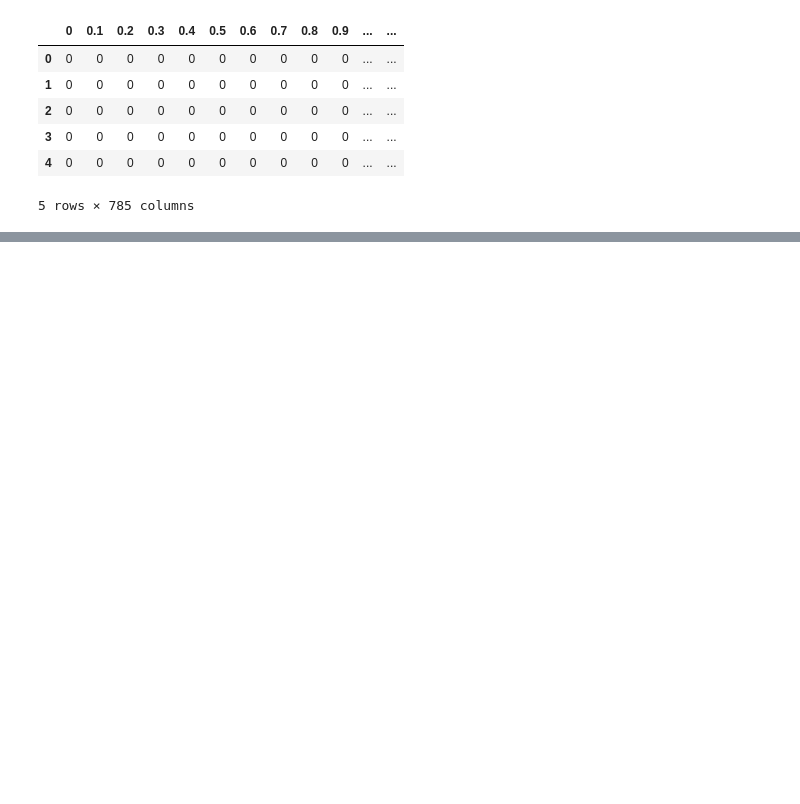
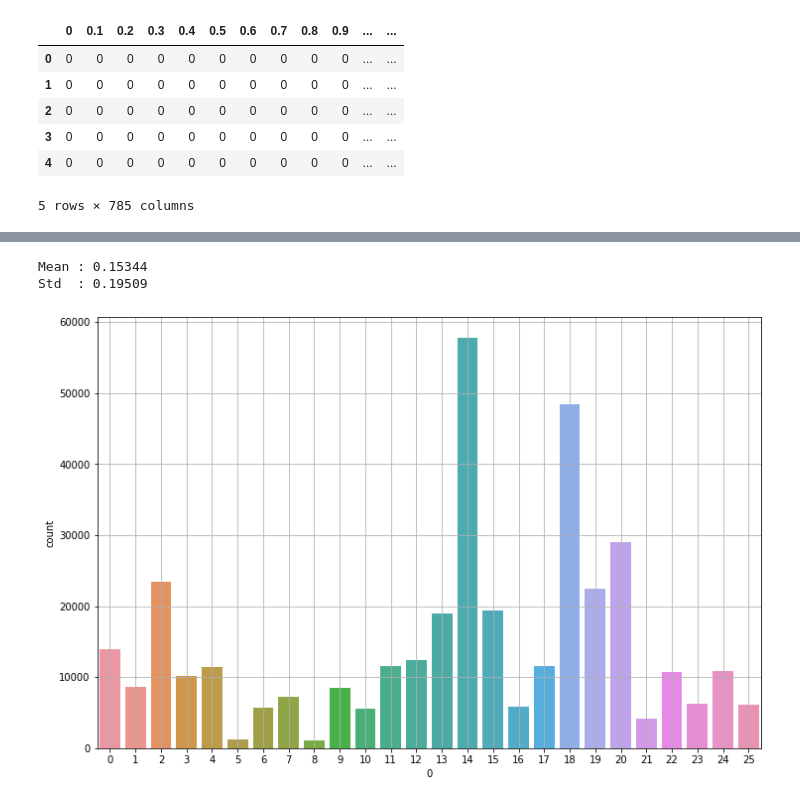
Before and after one commit to pcs-work/Kaggle-Notebooks, a Jupyter notebook: azhwd/azhwd-analysis.ipynb, the cells around one changed output, grey strips where cells are left out. Cells and saved outputs as stored; diff of their text form; code cells hidden in the pictures; blank space fills up the shorter version.

```diff
--- a/azhwd/azhwd-analysis.ipynb
+++ b/azhwd/azhwd-analysis.ipynb
@@ -50 +51,14 @@ plt.show()
 ... (13 outputs left out)
+# %%
+print(f"Mean : {df.iloc[:, 1:].mean().mean() / 255:.5f}")
+print(f"Std  : {df.iloc[:, 1:].std().std() / 255:.5f}")
+# %% [output]
+Mean : 0.15344
+Std  : 0.19509
+# %%
+plt.figure(figsize=(12, 8))
+sns.countplot(data=df, x="0")
+plt.grid()
+plt.show()
+# %% [output]
+[figure, added]
```
Also changed, not shown: parts of 2 cells of this notebook.
